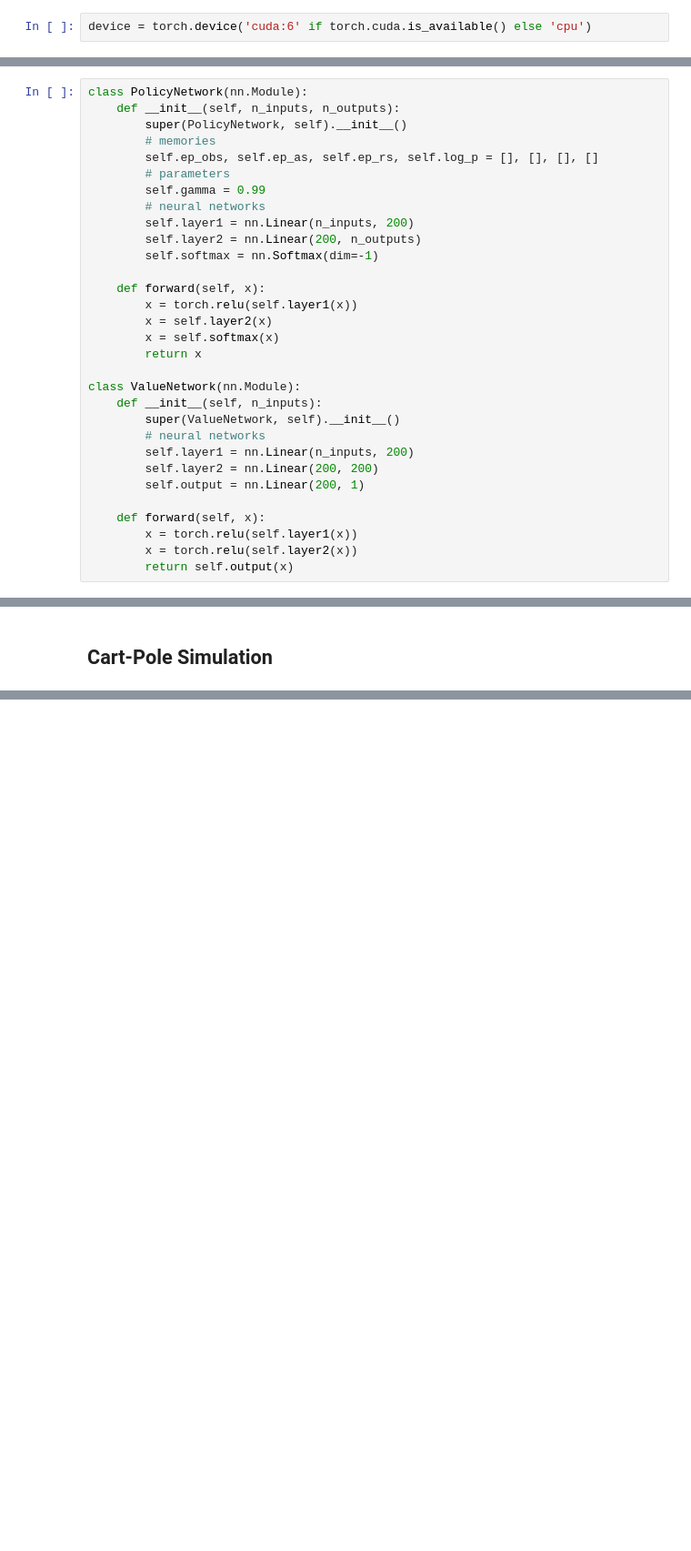
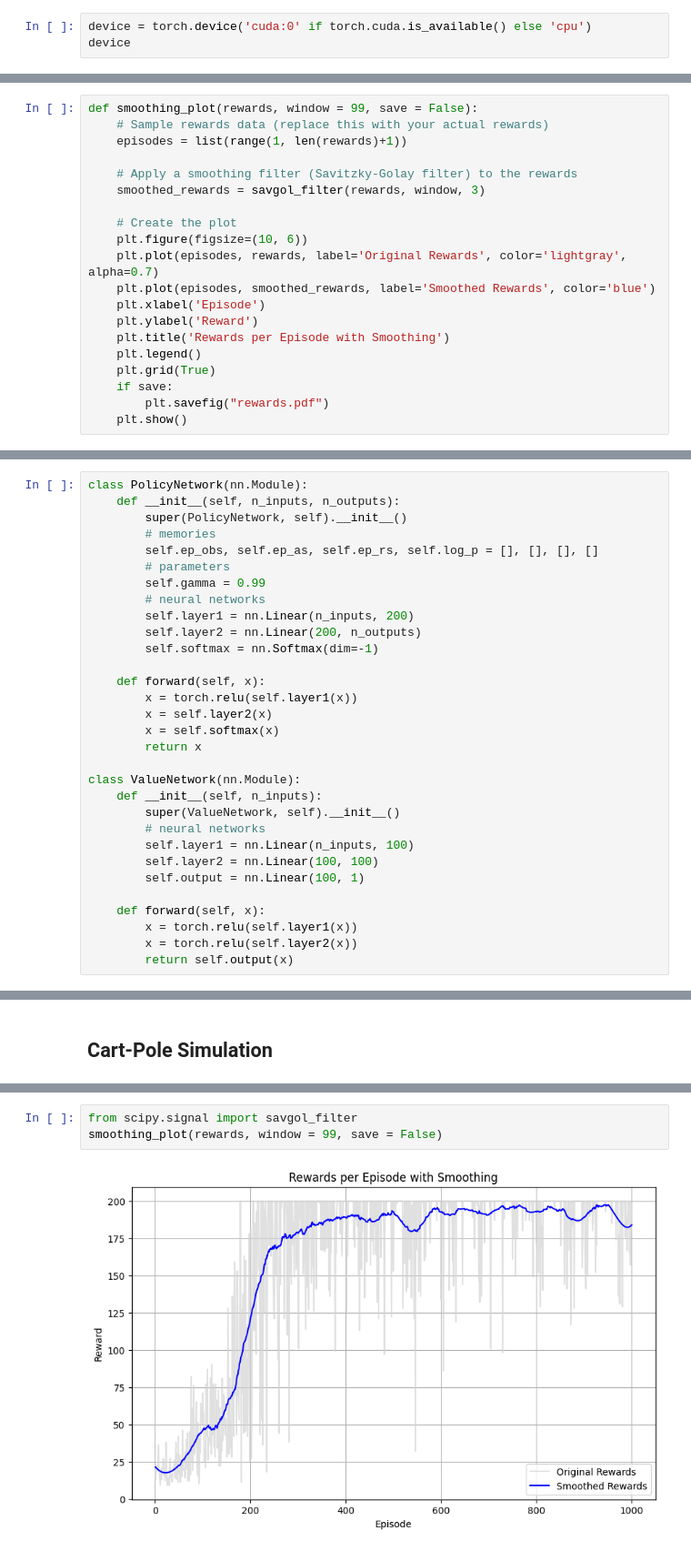
Before and after one commit to TinglinHsia1998/IEMS469_HW, a Jupyter notebook: assignment1_part2.ipynb, the cells around one changed output, grey strips where cells are left out. Shown: that part at 91% size. Drawn from its saved outputs; the diff is of its cells as text; blank space fills up the shorter version.

```diff
--- a/assignment1_part2.ipynb
+++ b/assignment1_part2.ipynb
@@ -22,2 +38,3 @@ zsh:1: command not found: nvidia-smi
 # %%
-device = torch.device('cuda:6' if torch.cuda.is_available() else 'cpu')
+device = torch.device('cuda:0' if torch.cuda.is_available() else 'cpu')
+device
@@ -30,6 +49,26 @@ def preprocess(frame):
     frame[frame == 109] = 0
     frame[frame != 0] = 1
     return np.reshape(frame.astype(np.float32), 6400)
+# %%
+def smoothing_plot(rewards, window = 99, save = False):
+    # Sample rewards data (replace this with your actual rewards)
+    episodes = list(range(1, len(rewards)+1))
+
+    # Apply a smoothing filter (Savitzky-Golay filter) to the rewards
+    smoothed_rewards = savgol_filter(rewards, window, 3)
+
+    # Create the plot
+    plt.figure(figsize=(10, 6))
+    plt.plot(episodes, rewards, label='Original Rewards', color='lightgray', alpha=0.7)
+    plt.plot(episodes, smoothed_rewards, label='Smoothed Rewards', color='blue')
+    plt.xlabel('Episode')
+    plt.ylabel('Reward')
+    plt.title('Rewards per Episode with Smoothing')
+    plt.legend()
+    plt.grid(True)
+    if save:
+        plt.savefig("rewards.pdf")
+    plt.show()
 # %% [markdown]
 ## Policy Network and Value Network
 # %%
@@ -55,9 +94,9 @@ class ValueNetwork(nn.Module):
     def __init__(self, n_inputs):
         super(ValueNetwork, self).__init__()
         # neural networks
-        self.layer1 = nn.Linear(n_inputs, 200)
-        self.layer2 = nn.Linear(200, 200)
-        self.output = nn.Linear(200, 1)
+        self.layer1 = nn.Linear(n_inputs, 100)
+        self.layer2 = nn.Linear(100, 100)
+        self.output = nn.Linear(100, 1)
 
     def forward(self, x):
         x = torch.relu(self.layer1(x))
@@ -203,0 +244,5 @@ Episode: 990 Total reward: 195.4 Episode length: 0.0 Actor Loss: 0.1082 VF Loss:
+# %%
+from scipy.signal import savgol_filter
+smoothing_plot(rewards, window = 99, save = False)
+# %% [output]
+[figure, added]
```
Also changed, not shown: parts of 11 cells of this notebook.
